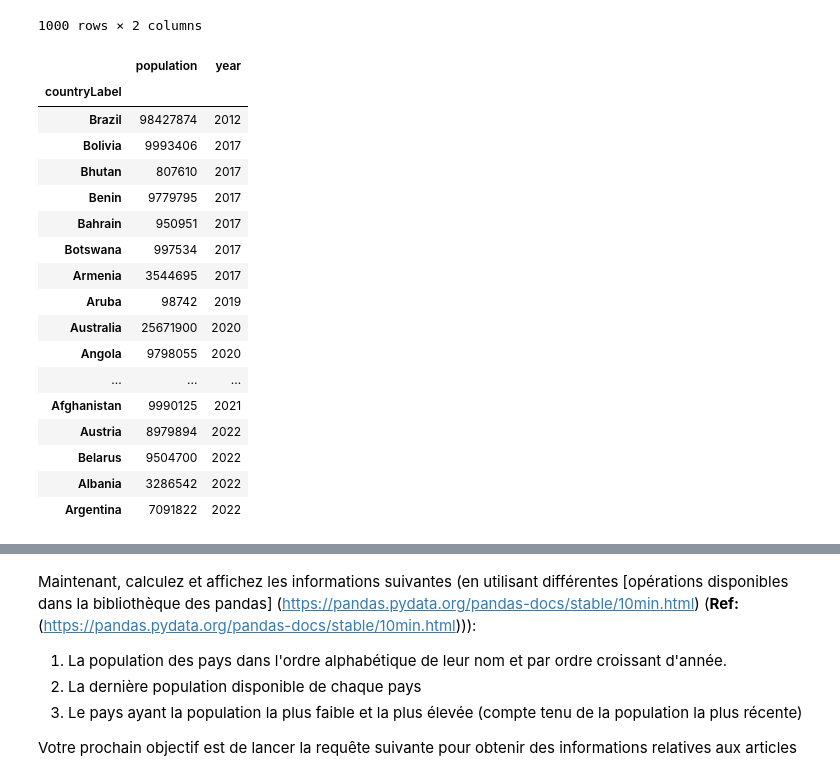
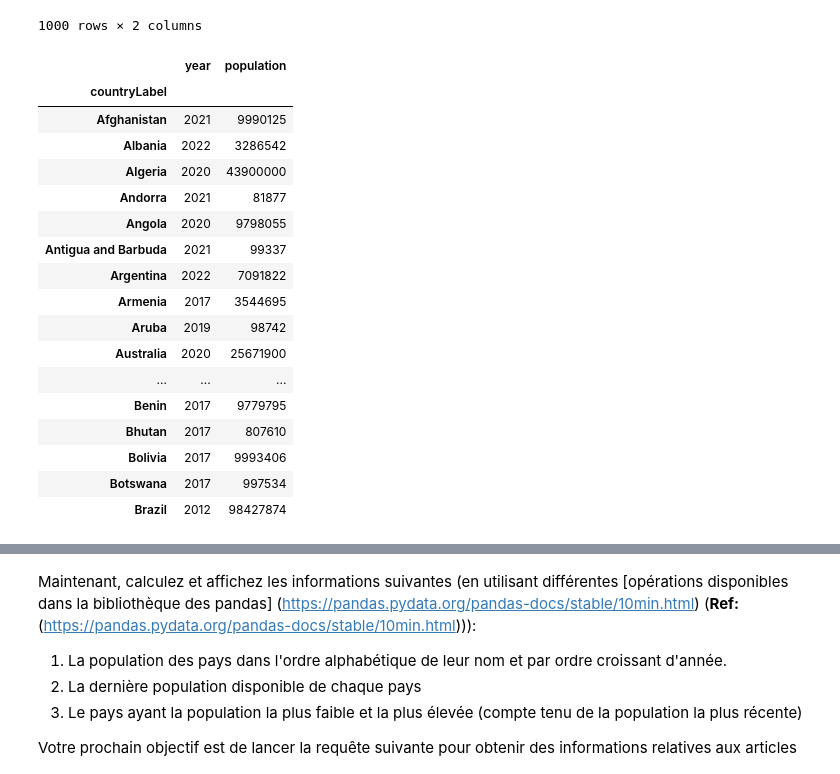
Before and after one commit to MaaatGrv/DataMining, a Jupyter notebook: fr/TP1/tp1.ipynb, the cells around one changed output, grey strips where cells are left out. Saved outputs shown, nothing was run; the diff lists cells and outputs as text; code cells hidden in the pictures.

```diff
--- a/fr/TP1/tp1.ipynb
+++ b/fr/TP1/tp1.ipynb
@@ -691,23 +691,23 @@ df1.sort_values(["countryLabel","year"])
 # %%
 df2 = pd.DataFrame(dataframe,  columns=["countryLabel","year", "population"])
 df2 = df2.groupby(["countryLabel"]).max()
-df2.sort_values(["year"])
+df2
 # %% [output]
-|  | population | year |
+|  | year | population |
 | countryLabel |  |  |
-| Brazil | 98427874 | 2012 |
-| Bolivia | 9993406 | 2017 |
-| Bhutan | 807610 | 2017 |
-| Benin | 9779795 | 2017 |
-| Bahrain | 950951 | 2017 |
-| Botswana | 997534 | 2017 |
-| Armenia | 3544695 | 2017 |
-| Aruba | 98742 | 2019 |
-| Australia | 25671900 | 2020 |
-| Angola | 9798055 | 2020 |
+| Afghanistan | 2021 | 9990125 |
+| Albania | 2022 | 3286542 |
+| Algeria | 2020 | 43900000 |
+| Andorra | 2021 | 81877 |
+| Angola | 2020 | 9798055 |
+| Antigua and Barbuda | 2021 | 99337 |
+| Argentina | 2022 | 7091822 |
+| Armenia | 2017 | 3544695 |
+| Aruba | 2019 | 98742 |
+| Australia | 2020 | 25671900 |
 | ... | ... | ... |
-| Afghanistan | 9990125 | 2021 |
-| Austria | 8979894 | 2022 |
-| Belarus | 9504700 | 2022 |
-| Albania | 3286542 | 2022 |
-| Argentina | 7091822 | 2022 |
+| Benin | 2017 | 9779795 |
+| Bhutan | 2017 | 807610 |
+| Bolivia | 2017 | 9993406 |
+| Botswana | 2017 | 997534 |
+| Brazil | 2012 | 98427874 |
```
Also changed, not shown: parts of 6 cells of this notebook, 2 other files.
